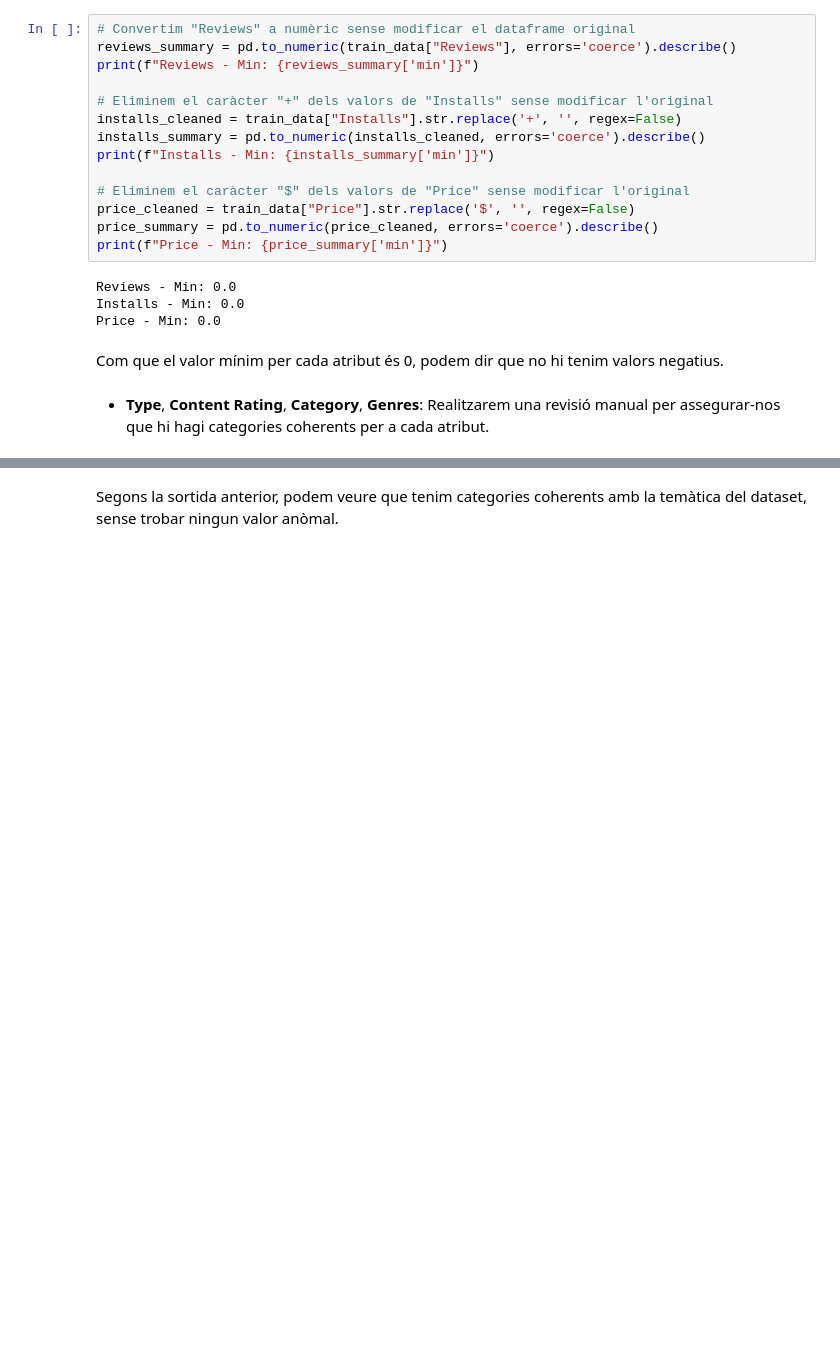
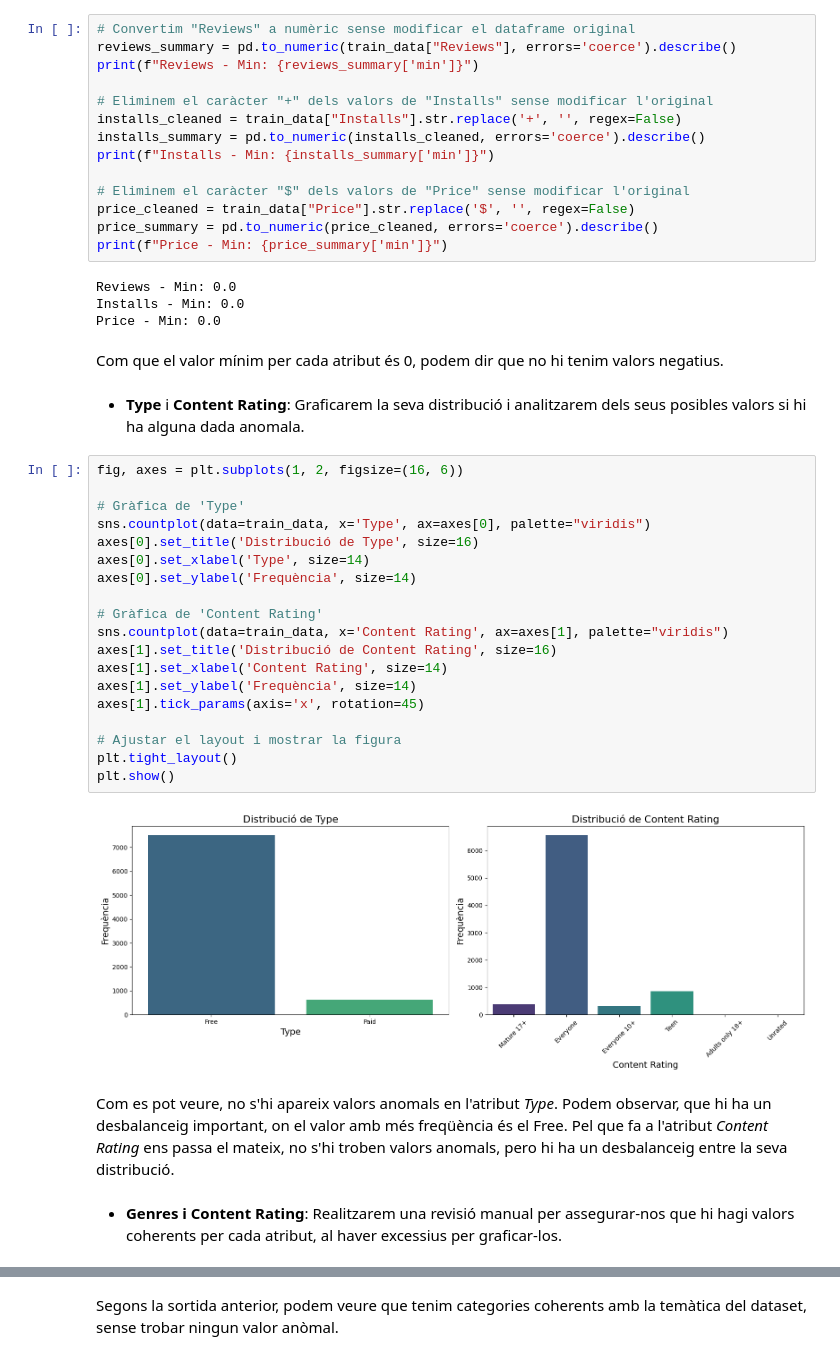
Before and after one commit to NIU1672001/Google-Play-Store-Apps, a Jupyter notebook: Google Play Store Apps.ipynb, the cells around one changed output, grey strips where cells are left out. Saved outputs shown, nothing was run; the diff lists cells and outputs as text; blank space fills up the shorter version.

```diff
--- a/Google Play Store Apps.ipynb
+++ b/Google Play Store Apps.ipynb
@@ -218,6 +218,31 @@ Installs - Min: 0.0
 Price - Min: 0.0
 # %% [markdown]
 Com que el valor mínim per cada atribut és 0, podem dir que no hi tenim valors negatius.
+# %% [markdown]
+- **Type** i **Content Rating**: Graficarem la seva distribució i analitzarem dels seus posibles valors si hi ha alguna dada anomala.
+# %%
+fig, axes = plt.subplots(1, 2, figsize=(16, 6))
+
+# Gràfica de 'Type'
+sns.countplot(data=train_data, x='Type', ax=axes[0], palette="viridis")
+axes[0].set_title('Distribució de Type', size=16)
+axes[0].set_xlabel('Type', size=14)
+axes[0].set_ylabel('Frequència', size=14)
+
+# Gràfica de 'Content Rating'
+sns.countplot(data=train_data, x='Content Rating', ax=axes[1], palette="viridis")
+axes[1].set_title('Distribució de Content Rating', size=16)
+axes[1].set_xlabel('Content Rating', size=14)
+axes[1].set_ylabel('Frequència', size=14)
+axes[1].tick_params(axis='x', rotation=45)
+
+# Ajustar el layout i mostrar la figura
+plt.tight_layout()
+plt.show()
+# %% [output]
+[figure, added]
+# %% [markdown]
+Com es pot veure, no s'hi apareix valors anomals en l'atribut *Type*. Podem observar, que hi ha un desbalanceig important, on el valor amb més freqüència és el Free. Pel que fa a l'atribut *Content Rating* ens passa el mateix, no s'hi troben valors anomals, pero hi ha un desbalanceig entre la seva distribució.
 # %% [markdown]
-- **Type**, **Content Rating**, **Category**, **Genres**: Realitzarem una revisió manual per assegurar-nos que hi hagi categories coherents per a cada atribut.
+- **Genres i Content Rating**: Realitzarem una revisió manual per assegurar-nos que hi hagi valors coherents per cada atribut, al haver excessius per graficar-los.
 # %%
```
Also changed, not shown: parts of 10 cells of this notebook.
